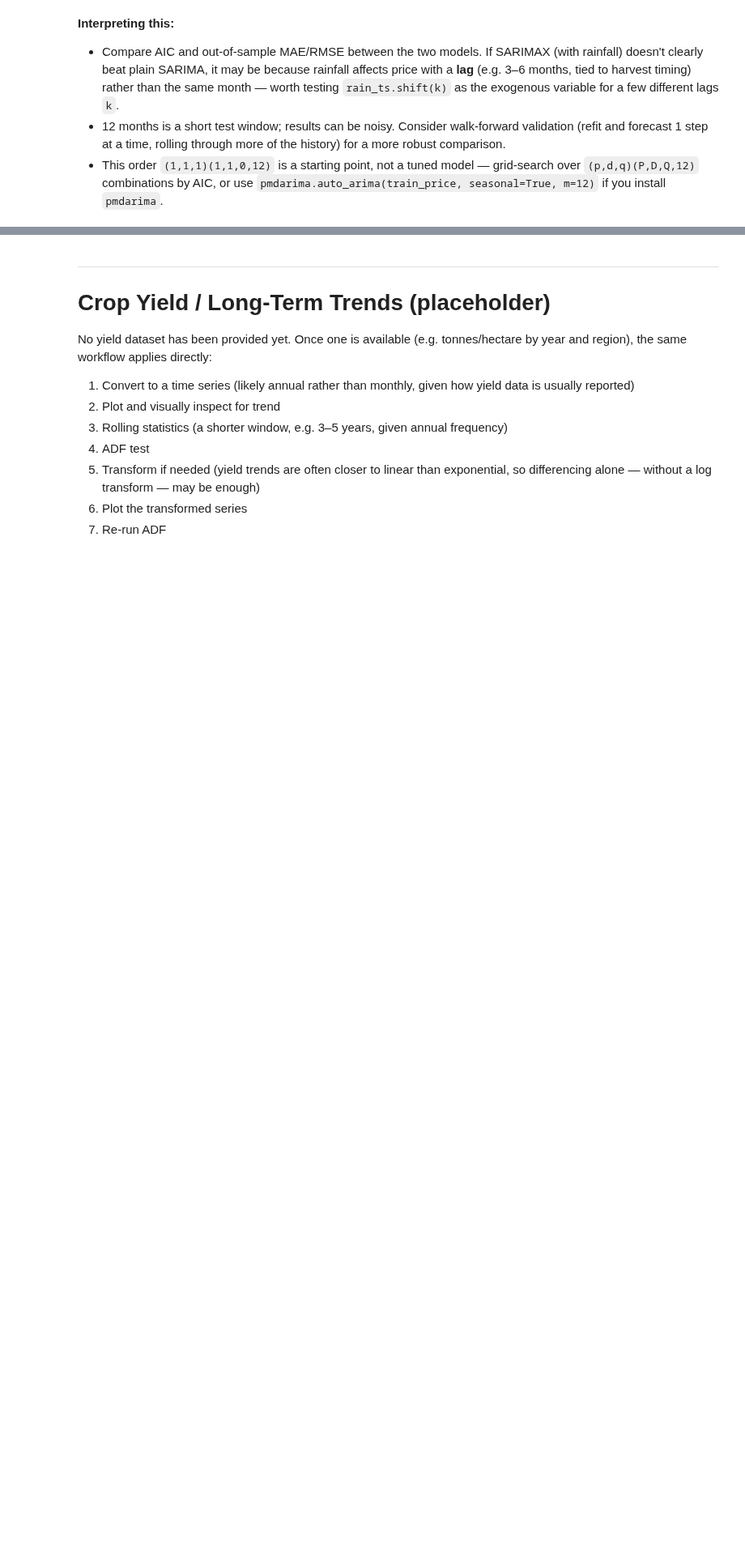
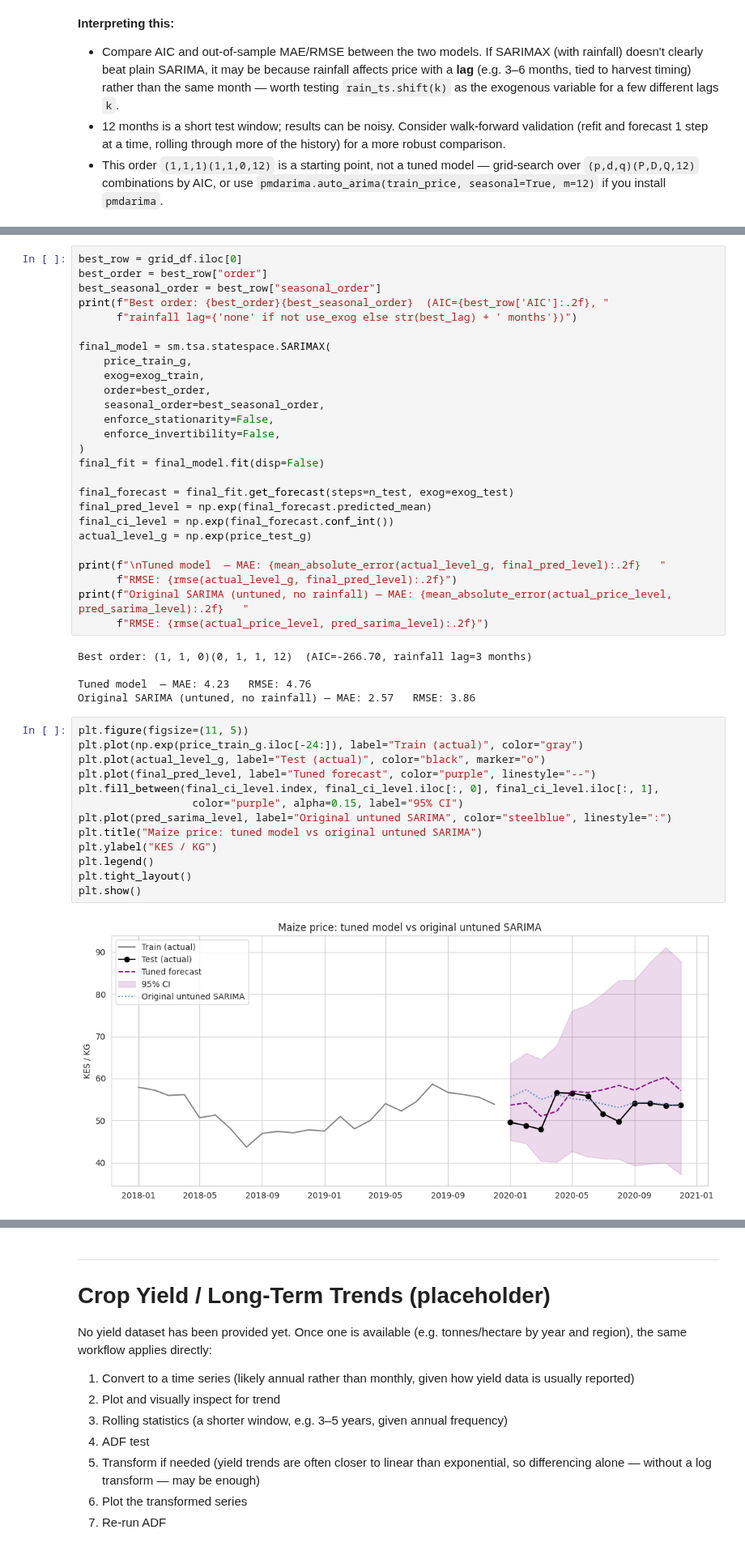
Before and after one commit to machange12/bei-smart, a Jupyter notebook: notebooks/eda/time_series_eda.ipynb, the cells around one changed output, grey strips where cells are left out. Shown at 81% size. Drawn from its saved outputs; the diff is of its cells as text; blank space fills up the shorter version.

```diff
--- a/notebooks/eda/time_series_eda.ipynb
+++ b/notebooks/eda/time_series_eda.ipynb
@@ -483,0 +628,46 @@ Evaluation on held-out 12 months (KES/KG scale):
+# %%
+best_row = grid_df.iloc[0]
+best_order = best_row["order"]
+best_seasonal_order = best_row["seasonal_order"]
+print(f"Best order: {best_order}{best_seasonal_order}  (AIC={best_row['AIC']:.2f}, "
+      f"rainfall lag={'none' if not use_exog else str(best_lag) + ' months'})")
+
+final_model = sm.tsa.statespace.SARIMAX(
+    price_train_g,
+    exog=exog_train,
+    order=best_order,
+    seasonal_order=best_seasonal_order,
+    enforce_stationarity=False,
+    enforce_invertibility=False,
+)
+final_fit = final_model.fit(disp=False)
+
+final_forecast = final_fit.get_forecast(steps=n_test, exog=exog_test)
+final_pred_level = np.exp(final_forecast.predicted_mean)
+final_ci_level = np.exp(final_forecast.conf_int())
+actual_level_g = np.exp(price_test_g)
+
+print(f"\nTuned model  — MAE: {mean_absolute_error(actual_level_g, final_pred_level):.2f}   "
+      f"RMSE: {rmse(actual_level_g, final_pred_level):.2f}")
+print(f"Original SARIMA (untuned, no rainfall) — MAE: {mean_absolute_error(actual_price_level, pred_sarima_level):.2f}   "
+      f"RMSE: {rmse(actual_price_level, pred_sarima_level):.2f}")
+# %% [output]
+Best order: (1, 1, 0)(0, 1, 1, 12)  (AIC=-266.70, rainfall lag=3 months)
+
+Tuned model  — MAE: 4.23   RMSE: 4.76
+Original SARIMA (untuned, no rainfall) — MAE: 2.57   RMSE: 3.86
+# %%
+plt.figure(figsize=(11, 5))
+plt.plot(np.exp(price_train_g.iloc[-24:]), label="Train (actual)", color="gray")
+plt.plot(actual_level_g, label="Test (actual)", color="black", marker="o")
+plt.plot(final_pred_level, label="Tuned forecast", color="purple", linestyle="--")
+plt.fill_between(final_ci_level.index, final_ci_level.iloc[:, 0], final_ci_level.iloc[:, 1],
+                  color="purple", alpha=0.15, label="95% CI")
+plt.plot(pred_sarima_level, label="Original untuned SARIMA", color="steelblue", linestyle=":")
+plt.title("Maize price: tuned model vs original untuned SARIMA")
+plt.ylabel("KES / KG")
+plt.legend()
+plt.tight_layout()
+plt.show()
+# %% [output]
+[figure, added]
```
Also changed, not shown: parts of 31 cells of this notebook.
